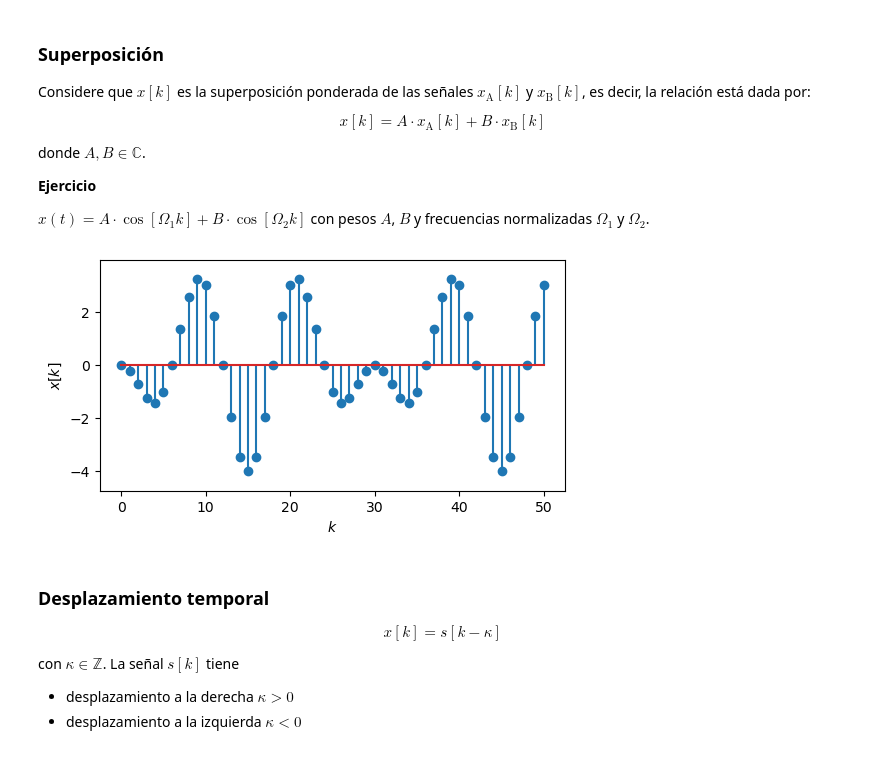
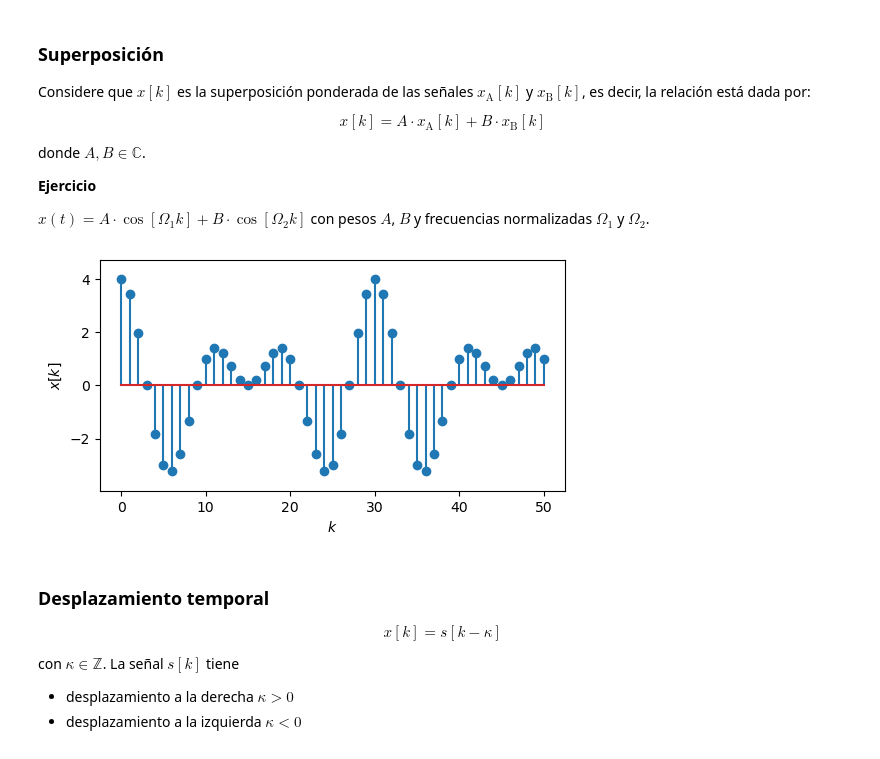
Before and after one commit to pierrediazp/Se-ales_y_Sistemas, a Jupyter notebook: SenalesEstandarTD.ipynb, the cells around one changed output. Cells and saved outputs as stored; diff of their text form; code cells hidden in the pictures.

```diff
--- a/SenalesEstandarTD.ipynb
+++ b/SenalesEstandarTD.ipynb
@@ -332,18 +354,18 @@ $x(t) = A \cdot \cos[\Omega_1 k] + B \cdot \cos[\Omega_2 k]$ con pesos $A$, $B$
 # %%
 import numpy as np
 import matplotlib.pyplot as plt
 %matplotlib inline
 
 k = np.arange(0, 51)
-x = 2*np.cos(2 * np.pi / 10 * k) - 2 * np.cos(2 * np.pi / 15 * k)
+x = 2*np.cos(2 * np.pi / 10 * k) + 2 * np.cos(2 * np.pi / 15 * k)
 
 plt.figure(figsize=(6, 3))
 plt.stem(k, x)
 plt.xlabel('$k$')
 plt.ylabel('$x[k]$')
 plt.gca().margins(y=0.1)
 # %% [output]
-[figure, old version]
+[figure, new version]
 # %% [markdown]
 ### Desplazamiento temporal
 \begin{equation}
```
Also changed, not shown: parts of 15 cells of this notebook, 4 other files.
